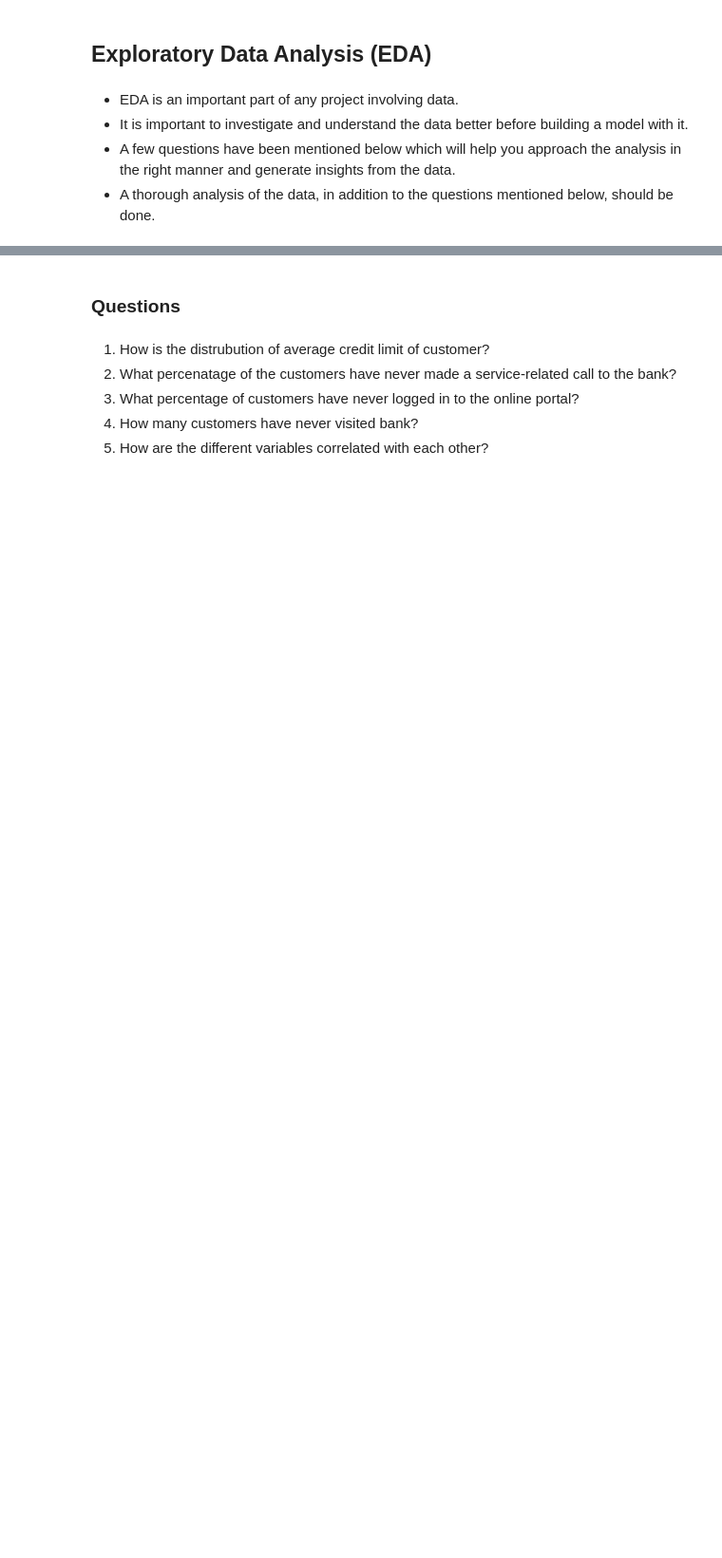
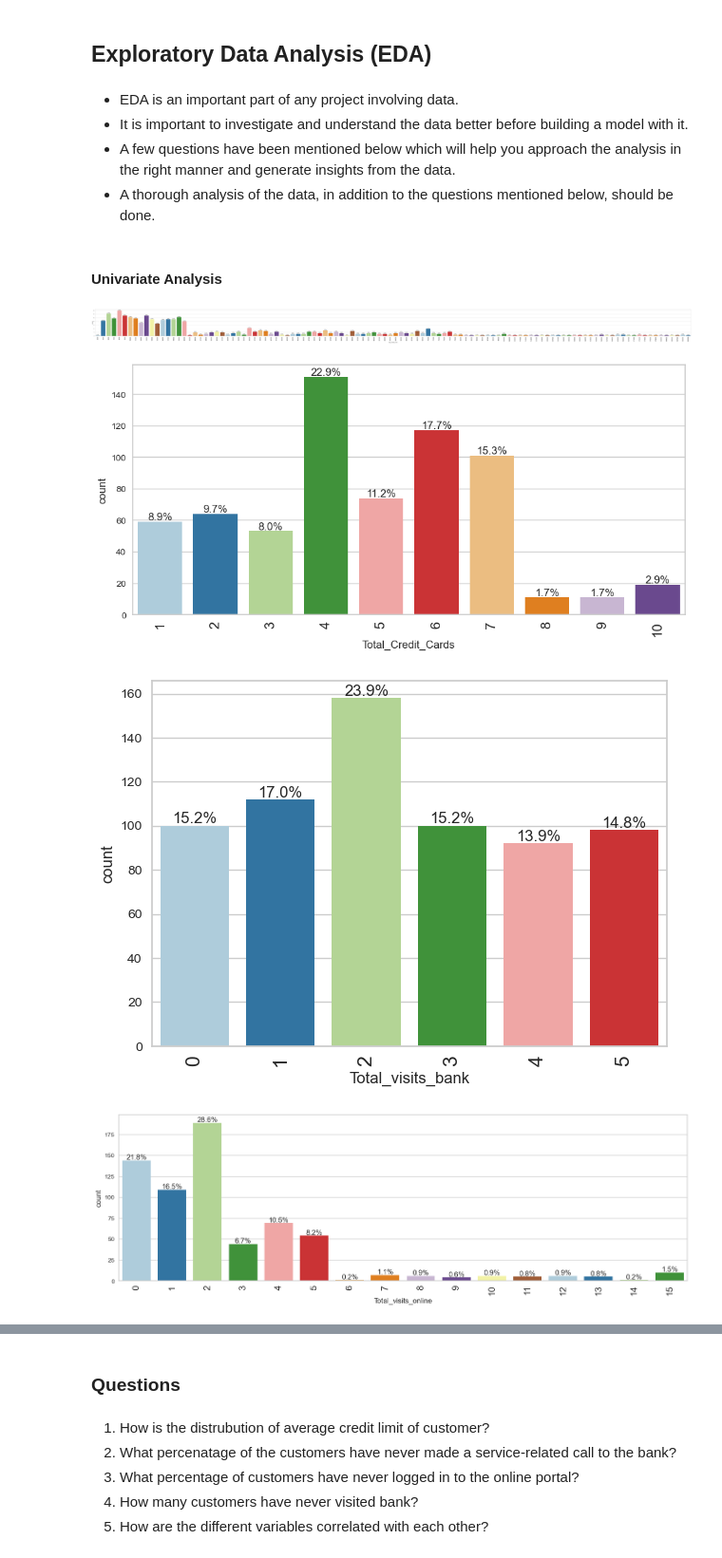
Before and after one commit to Drew75austin/Bank_Customer_Segmentation, a Jupyter notebook: Full_Code_AIML_USL_Project_CreditCardCustomerSegmentation.ipynb, the cells around one changed output, grey strips where cells are left out. Shown at 95% size. Drawn from its saved outputs; the diff is of its cells as text; code cells hidden in the pictures; blank space fills up the shorter version.

```diff
--- a/Full_Code_AIML_USL_Project_CreditCardCustomerSegmentation.ipynb
+++ b/Full_Code_AIML_USL_Project_CreditCardCustomerSegmentation.ipynb
@@ -128,0 +160,9 @@ mainDf.describe(include="all").T### Summary of the dataset.
+# %%
+# fixing column names
+mainDf.columns = [c.replace(" ", "_") for c in mainDf.columns]
+# %%
+# getting the count for each unique value in Customer_Key
+data_grouped = mainDf.groupby("Customer_Key").count()
+
+for i in data_grouped.loc[data_grouped.Sl_No >= 2].index:
+    display(data.loc[mainDf.Customer_Key == i])
@@ -133,3 +191,5 @@ mainDf.describe(include="all").T### Summary of the dataset.
 - It is important to investigate and understand the data better before building a model with it.
 - A few questions have been mentioned below which will help you approach the analysis in the right manner and generate insights from the data.
 - A thorough analysis of the data, in addition to the questions mentioned below, should be done.
+# %% [markdown]
+#### Univariate Analysis
@@ -135,0 +281,8 @@ mainDf.describe(include="all").T### Summary of the dataset.
+# %%
+for col in mainDf.columns.tolist()[2:]:
+    labeled_barplot(mainDf, col, perc=True)
+# %% [output]
+[figure, added]
+[figure, added]
+[figure, added]
+[figure, added]
```
Also changed, not shown: parts of 56 cells of this notebook.
